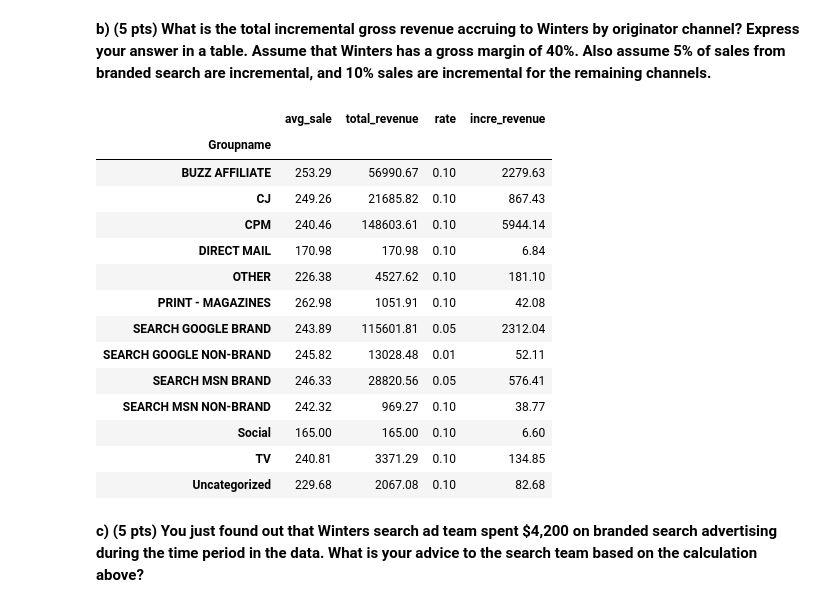
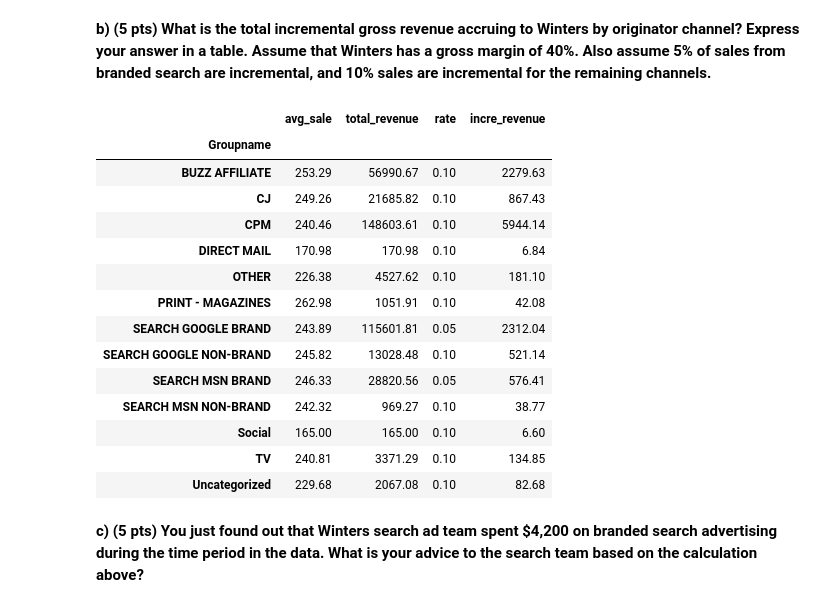
Before and after one commit to Amberineee/BA860_Assignments, a Jupyter notebook: PS3.ipynb, the cells around one changed output. Saved outputs shown, nothing was run; the diff lists cells and outputs as text; code cells hidden in the pictures.

```diff
--- a/PS3.ipynb
+++ b/PS3.ipynb
@@ -18,8 +18,7 @@ matplotlib.rcParams.update({'axes.titlesize':20})
 matplotlib.rcParams.update({'legend.fontsize': 16})
 sns.set_style('white')
 # %%
-url = '/content/Winters-Attribution-PS3.csv'
-df = pd.read_csv(url,index_col=0)
+df = pd.read_csv('Winters-Attribution-PS3.csv', index_col=0)
 # %%
 df.head(5)
 # %% [output]
@@ -278,20 +277,20 @@ merge_1
 **b) (5 pts) What is the total incremental gross revenue accruing to Winters by originator channel? Express your answer in a table. Assume that Winters has a gross margin of 40%. Also assume 5% of sales from branded search are incremental, and 10% sales are incremental for the remaining channels.**
 # %%
 merge_2 = merge_1.copy()
-merge_2['rate'] = [0.1, 0.1, 0.1, 0.1, 0.1, 0.1, 0.05, 0.01, 0.05, 0.1, 0.1, 0.1, 0.1]
+merge_2['rate'] = [0.1, 0.1, 0.1, 0.1, 0.1, 0.1, 0.05, 0.1, 0.05, 0.1, 0.1, 0.1, 0.1]
 merge_2['incre_revenue'] = np.round(merge_2['total_revenue'] * merge_2['rate'] * 0.4,2)
 merge_2
 # %% [output]
 |  | avg_sale | total_revenue | rate | incre_revenue |
 | Groupname |  |  |  |  |
 | BUZZ AFFILIATE | 253.29 | 56990.67 | 0.10 | 2279.63 |
 | CJ | 249.26 | 21685.82 | 0.10 | 867.43 |
 | CPM | 240.46 | 148603.61 | 0.10 | 5944.14 |
 | DIRECT MAIL | 170.98 | 170.98 | 0.10 | 6.84 |
 | OTHER | 226.38 | 4527.62 | 0.10 | 181.10 |
 | PRINT - MAGAZINES | 262.98 | 1051.91 | 0.10 | 42.08 |
 | SEARCH GOOGLE BRAND | 243.89 | 115601.81 | 0.05 | 2312.04 |
-| SEARCH GOOGLE NON-BRAND | 245.82 | 13028.48 | 0.01 | 52.11 |
+| SEARCH GOOGLE NON-BRAND | 245.82 | 13028.48 | 0.10 | 521.14 |
 | SEARCH MSN BRAND | 246.33 | 28820.56 | 0.05 | 576.41 |
 | SEARCH MSN NON-BRAND | 242.32 | 969.27 | 0.10 | 38.77 |
 | Social | 165.00 | 165.00 | 0.10 | 6.60 |
```
Also changed, not shown: parts of 10 cells of this notebook, 1 other file.
